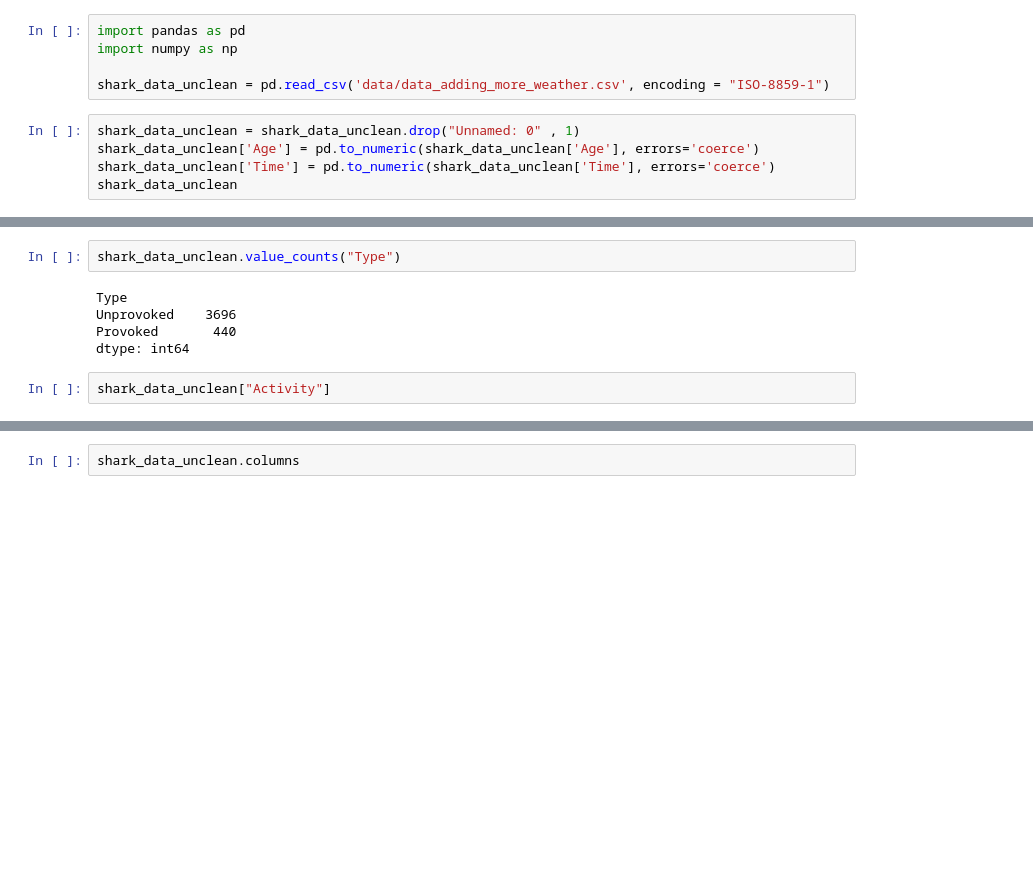
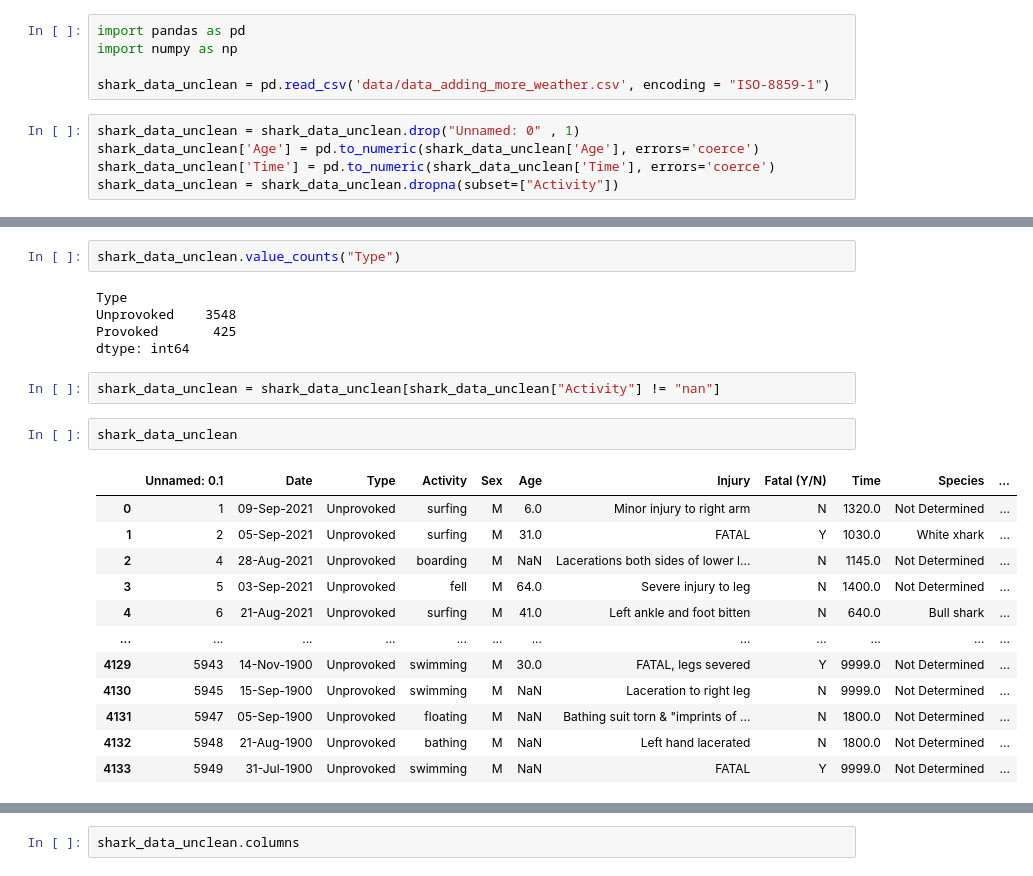
Before and after one commit to joshuapalicka/SharkAttackAnalysis, a Jupyter notebook: model_creation_cleaned_data.ipynb, the cells around one changed output, grey strips where cells are left out. Saved outputs shown, nothing was run; the diff lists cells and outputs as text; blank space fills up the shorter version.

```diff
--- a/model_creation_cleaned_data.ipynb
+++ b/model_creation_cleaned_data.ipynb
@@ -7,4 +7,4 @@ shark_data_unclean = pd.read_csv('data/data_adding_more_weather.csv', encoding =
 shark_data_unclean = shark_data_unclean.drop("Unnamed: 0" , 1)
 shark_data_unclean['Age'] = pd.to_numeric(shark_data_unclean['Age'], errors='coerce')
 shark_data_unclean['Time'] = pd.to_numeric(shark_data_unclean['Time'], errors='coerce')
-shark_data_unclean
+shark_data_unclean = shark_data_unclean.dropna(subset=["Activity"])
@@ -26,9 +12,23 @@ shark_data_unclean
 shark_data_unclean.value_counts("Type")
 # %% [output]
 Type
-Unprovoked    3696
-Provoked       440
+Unprovoked    3548
+Provoked       425
 dtype: int64
+# %%
+shark_data_unclean = shark_data_unclean[shark_data_unclean["Activity"] != "nan"]
 # %%
-shark_data_unclean["Activity"]
+shark_data_unclean
 # %% [output]
+|  | Unnamed: 0.1 | Date | Type | Activity | Sex | Age | Injury | Fatal (Y/N) | Time | Species | ... |
+| 0 | 1 | 09-Sep-2021 | Unprovoked | surfing | M | 6.0 | Minor injury to right arm | N | 1320.0 | Not Determined | ... |
+| 1 | 2 | 05-Sep-2021 | Unprovoked | surfing | M | 31.0 | FATAL | Y | 1030.0 | White xhark | ... |
+| 2 | 4 | 28-Aug-2021 | Unprovoked | boarding | M | NaN | Lacerations both sides of lower l... | N | 1145.0 | Not Determined | ... |
+| 3 | 5 | 03-Sep-2021 | Unprovoked | fell | M | 64.0 | Severe injury to leg | N | 1400.0 | Not Determined | ... |
+| 4 | 6 | 21-Aug-2021 | Unprovoked | surfing | M | 41.0 | Left ankle and foot bitten | N | 640.0 | Bull shark | ... |
+| ... | ... | ... | ... | ... | ... | ... | ... | ... | ... | ... | ... |
+| 4129 | 5943 | 14-Nov-1900 | Unprovoked | swimming | M | 30.0 | FATAL, legs severed | Y | 9999.0 | Not Determined | ... |
+| 4130 | 5945 | 15-Sep-1900 | Unprovoked | swimming | M | NaN | Laceration to right leg | N | 9999.0 | Not Determined | ... |
+| 4131 | 5947 | 05-Sep-1900 | Unprovoked | floating | M | NaN | Bathing suit torn & "imprints of ... | N | 1800.0 | Not Determined | ... |
+| 4132 | 5948 | 21-Aug-1900 | Unprovoked | bathing | M | NaN | Left hand lacerated | N | 1800.0 | Not Determined | ... |
+| 4133 | 5949 | 31-Jul-1900 | Unprovoked | swimming | M | NaN | FATAL | Y | 9999.0 | Not Determined | ... |
```
Also changed, not shown: parts of 17 cells of this notebook, 1 other file.
